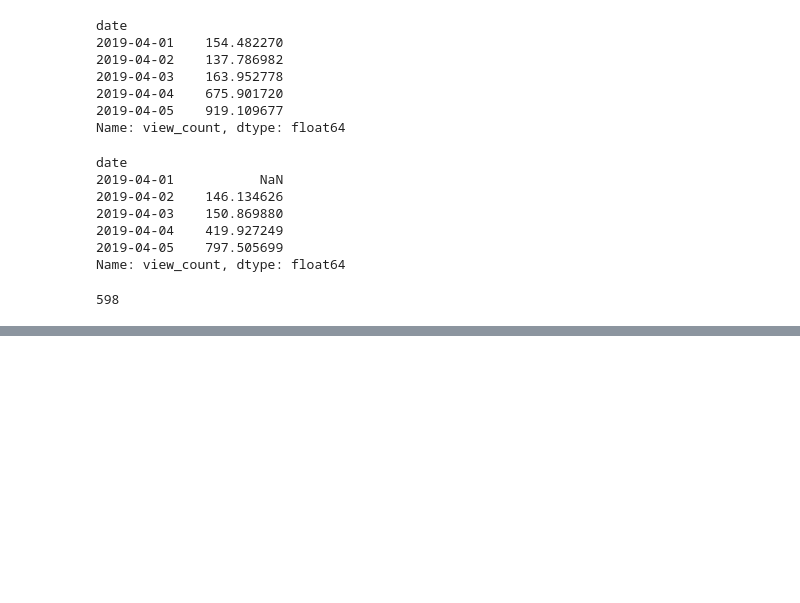
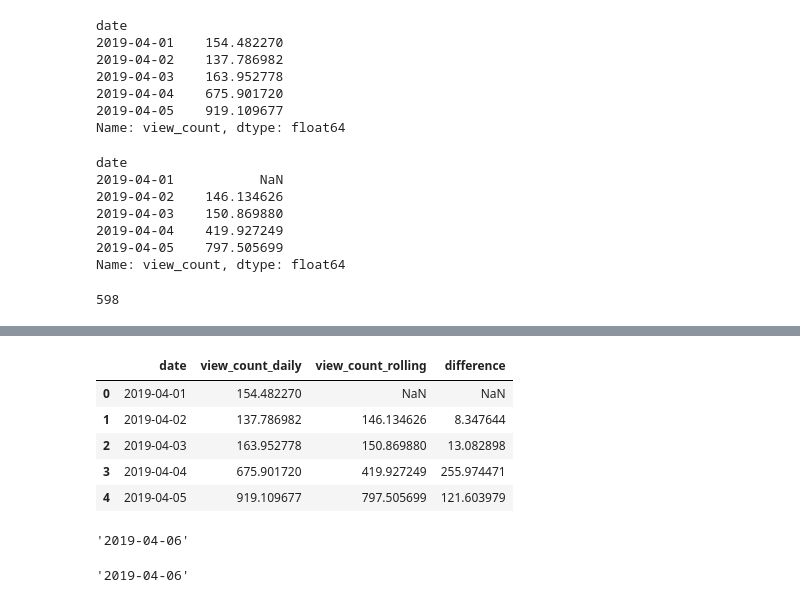
Before and after one commit to Praldmur/Simulation, a Jupyter notebook: mini_project_6.ipynb, the cells around one changed output, grey strips where cells are left out. Cells and saved outputs as stored; diff of their text form; code cells hidden in the pictures; blank space fills up the shorter version.

```diff
--- a/mini_project_6.ipynb
+++ b/mini_project_6.ipynb
@@ -261,0 +295,9 @@ daily_ad_views
+# %%
+merged_df.head()
+# %% [output]
+|  | date | view_count_daily | view_count_rolling | difference |
+| 0 | 2019-04-01 | 154.482270 | NaN | NaN |
+| 1 | 2019-04-02 | 137.786982 | 146.134626 | 8.347644 |
+| 2 | 2019-04-03 | 163.952778 | 150.869880 | 13.082898 |
+| 3 | 2019-04-04 | 675.901720 | 419.927249 | 255.974471 |
+| 4 | 2019-04-05 | 919.109677 | 797.505699 | 121.603979 |
@@ -261,0 +306,5 @@ daily_ad_views
+# %%
+max_diff_date = merged_df.loc[merged_df['difference'].notna() & (merged_df['difference'] == merged_df['difference'].max()), 'date'].iloc[0]
+max_diff_date.strftime('%Y-%m-%d')
+# %% [output]
+'2019-04-06'
@@ -261,0 +315,6 @@ daily_ad_views
+# %%
+abs_diff = (daily_avg_views - rolling_avg).abs()
+max_diff_date = abs_diff.dropna().idxmax()
+max_diff_date.strftime('%Y-%m-%d')
+# %% [output]
+'2019-04-06'
```
Also changed, not shown: parts of 12 cells of this notebook.
